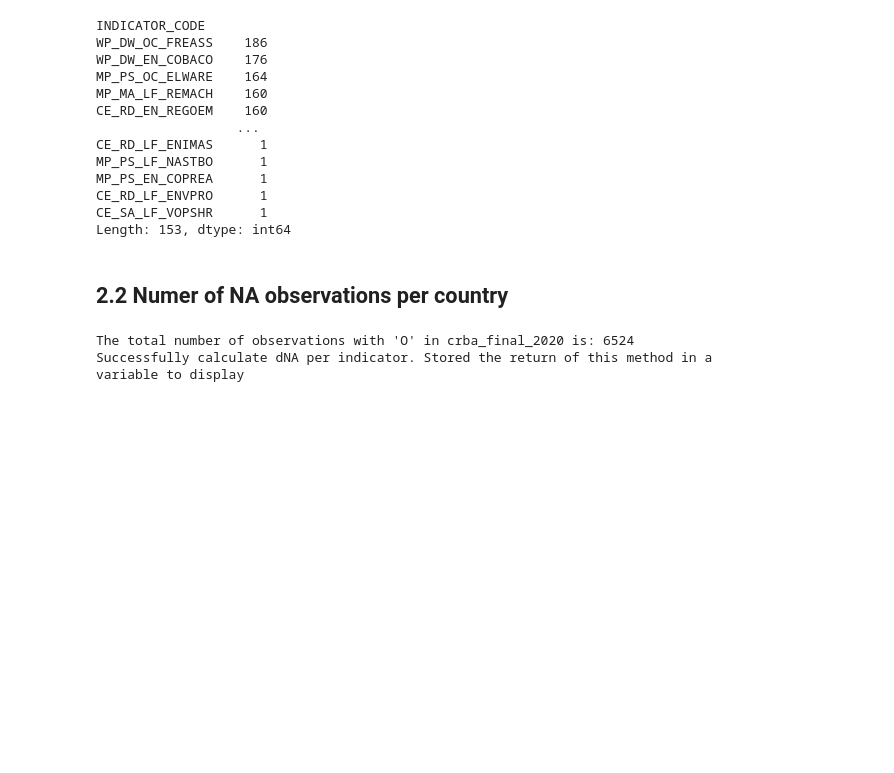
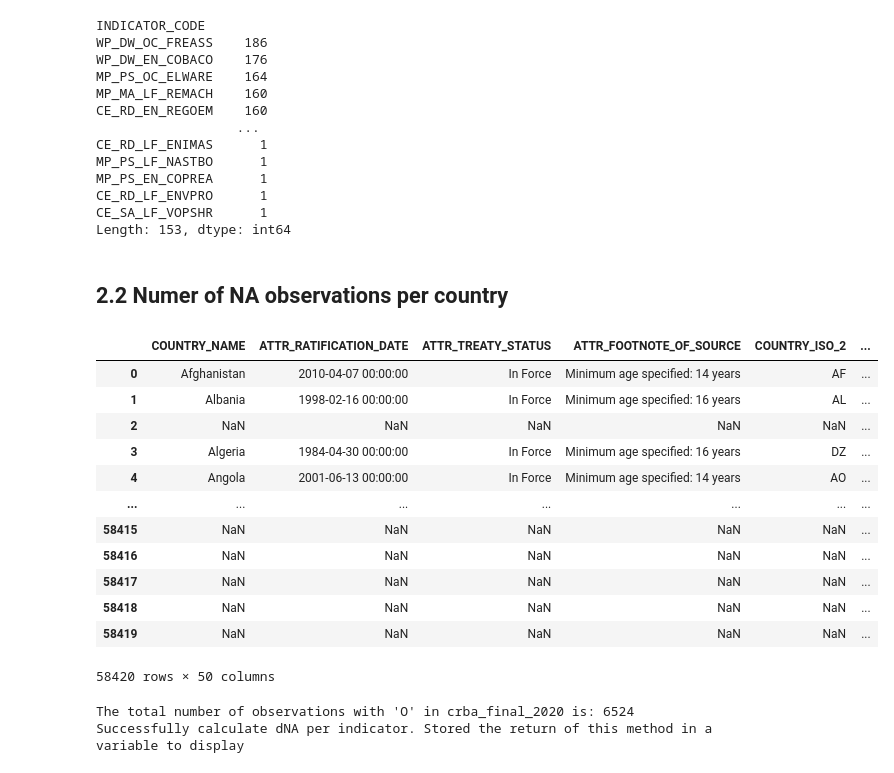
Before and after one commit to iferminm/crba-etl, a Jupyter notebook: validation/comparison_of_final_files.ipynb, the cells around one changed output. Drawn from its saved outputs; the diff is of its cells as text; code cells hidden in the pictures; blank space fills up the shorter version.

```diff
--- a/validation/comparison_of_final_files.ipynb
+++ b/validation/comparison_of_final_files.ipynb
@@ -55,6 +59,22 @@ CE_SA_LF_VOPSHR      1
 Length: 153, dtype: int64
 # %% [markdown]
 ## 2.2 Numer of NA observations per country
+# %%
+my_comparer.df_2
+# %% [output]
+|  | COUNTRY_NAME | ATTR_RATIFICATION_DATE | ATTR_TREATY_STATUS | ATTR_FOOTNOTE_OF_SOURCE | COUNTRY_ISO_2 | ... |
+| 0 | Afghanistan | 2010-04-07 00:00:00 | In Force | Minimum age specified: 14 years | AF | ... |
+| 1 | Albania | 1998-02-16 00:00:00 | In Force | Minimum age specified: 16 years | AL | ... |
+| 2 | NaN | NaN | NaN | NaN | NaN | ... |
+| 3 | Algeria | 1984-04-30 00:00:00 | In Force | Minimum age specified: 16 years | DZ | ... |
+| 4 | Angola | 2001-06-13 00:00:00 | In Force | Minimum age specified: 14 years | AO | ... |
+| ... | ... | ... | ... | ... | ... | ... |
+| 58415 | NaN | NaN | NaN | NaN | NaN | ... |
+| 58416 | NaN | NaN | NaN | NaN | NaN | ... |
+| 58417 | NaN | NaN | NaN | NaN | NaN | ... |
+| 58418 | NaN | NaN | NaN | NaN | NaN | ... |
+| 58419 | NaN | NaN | NaN | NaN | NaN | ... |
+58420 rows × 50 columns
 # %%
 # Number of NAN countries per indicator
 my_comparer.get_number_of_NA_per_column_value(
```
Also changed, not shown: parts of 6 cells of this notebook.
